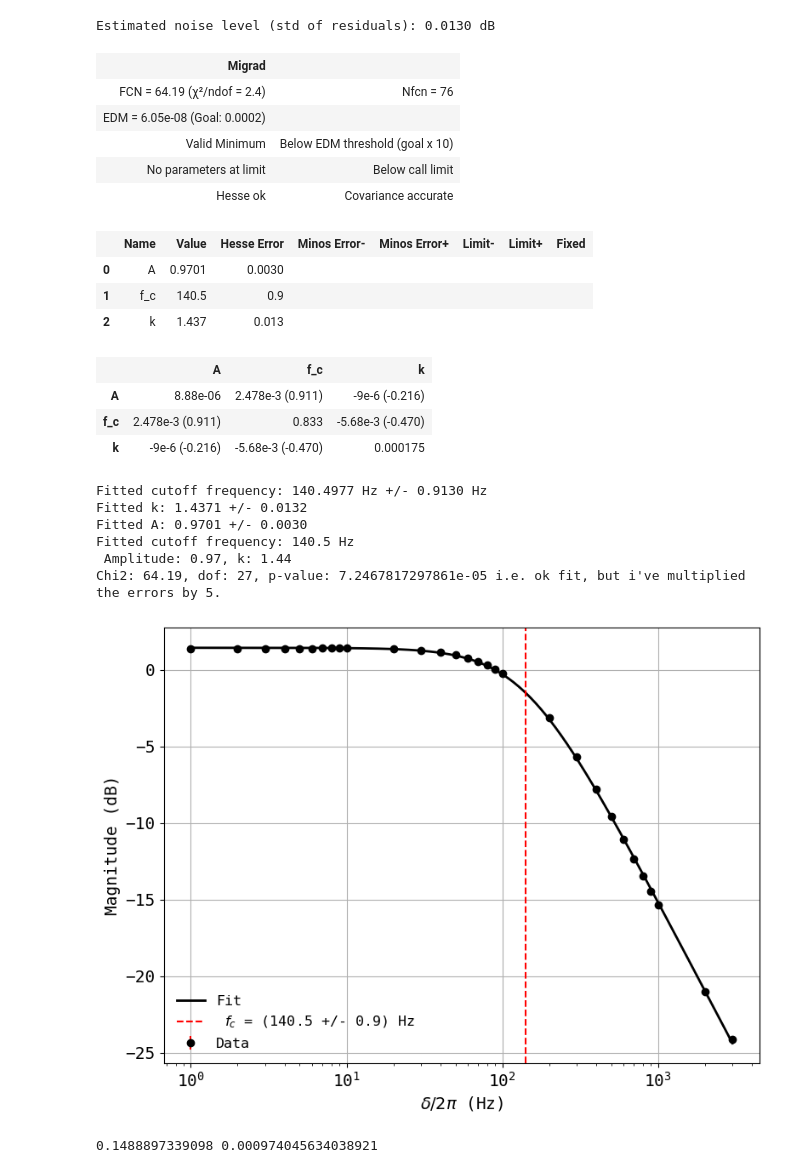
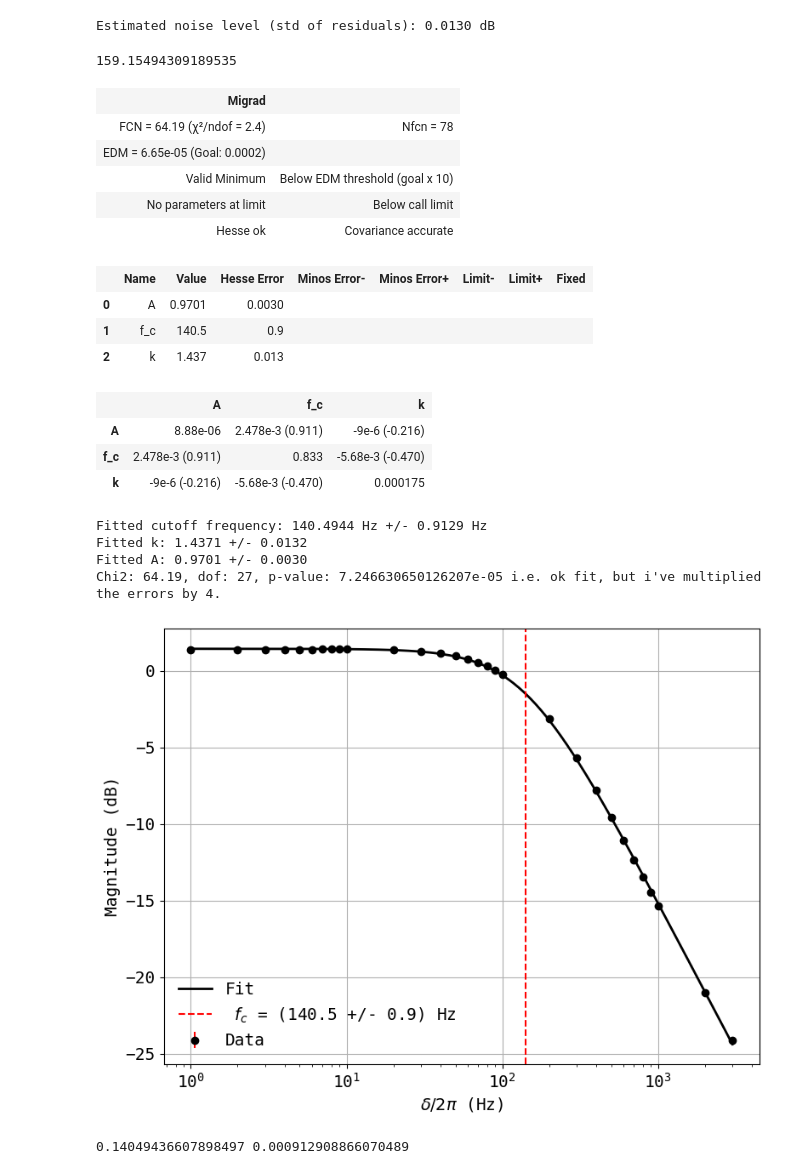
Before and after one commit to askeroelshoej/SP-Lock-In-Amp, a Jupyter notebook: experiment/analysis_stage_5.ipynb, the cells around one changed output. Cells and saved outputs as stored; diff of their text form; code cells hidden in the pictures.

```diff
--- a/experiment/analysis_stage_5.ipynb
+++ b/experiment/analysis_stage_5.ipynb
@@ -67,16 +67,19 @@ Estimated noise level (std of residuals): 0.0130 dB
 def low_pass_model(f, A, f_c, k):
     return -A*10 * np.log10(1 + (f / f_c)**2) + k
 
+
 #Do chi2 fit using iminuit
 f_c_theory = 1/((2*np.pi*10e3 * 100e-9)) # Initial guess (R10=10k, C7=100nF)
+print(f_c_theory)
 
 mfit = cost.LeastSquares(freq_detuning, amp_dB , errors, low_pass_model)
-minuit_pendul = Minuit(mfit, A = 1, f_c = f_c_theory, k = popt[0])
+minuit_pendul = Minuit(mfit, A = 1, f_c = f_c_theory, k = 0)
 minuit_pendul.migrad()
 # %% [output]
+159.15494309189535
 | Migrad |  |
-| FCN = 64.19 (χ²/ndof = 2.4) | Nfcn = 76 |
-| EDM = 6.05e-08 (Goal: 0.0002) |  |
+| FCN = 64.19 (χ²/ndof = 2.4) | Nfcn = 78 |
+| EDM = 6.65e-05 (Goal: 0.0002) |  |
 | Valid Minimum | Below EDM threshold (goal x 10) |
 | No parameters at limit | Below call limit |
 | Hesse ok | Covariance accurate |
@@ -103,36 +106,32 @@ print(f"Fitted A: {A:.4f} +/- {A_err:.4f}")
 chi2_val = minuit_pendul.fval
 dof = len(freq_detuning) - len(minuit_pendul.values)
 chi2p_val = 1 - stats.chi2.cdf(chi2_val, dof)
-print(f"Fitted cutoff frequency: {f_c:.1f} Hz")
-print(f" Amplitude: {A:.2f}, k: {k:.2f}")
-print(f"Chi2: {chi2_val:.2f}, dof: {dof}, p-value: {chi2p_val} i.e. ok fit, but i've multiplied the errors by 5.")
+print(f"Chi2: {chi2_val:.2f}, dof: {dof}, p-value: {chi2p_val} i.e. ok fit, but i've multiplied the errors by 4.")
 # %% [output]
-Fitted cutoff frequency: 140.4977 Hz +/- 0.9130 Hz
+Fitted cutoff frequency: 140.4944 Hz +/- 0.9129 Hz
 Fitted k: 1.4371 +/- 0.0132
 Fitted A: 0.9701 +/- 0.0030
-Fitted cutoff frequency: 140.5 Hz
- Amplitude: 0.97, k: 1.44
-Chi2: 64.19, dof: 27, p-value: 7.2467817297861e-05 i.e. ok fit, but i've multiplied the errors by 5.
+Chi2: 64.19, dof: 27, p-value: 7.246630650126207e-05 i.e. ok fit, but i've multiplied the errors by 4.
 # %%
 f_linspace = np.linspace(np.min(freq_detuning), np.max(freq_detuning), 1000)
 func_values = low_pass_model(f_linspace, A, f_c, k)
 # %%
 #plot the entire thing:
 fig, ax = plt.subplots(figsize=(8, 6))
 ax.errorbar(freq_detuning, amp_dB, yerr=errors, fmt='o', ms = 6, color='k', ecolor='r', label='Data')
 ax.plot(f_linspace, func_values, linestyle='-', linewidth = 2, color='k', label=f'Fit')
 ax.axvline(f_c, color='r', linestyle='--', label=f' $f_c$ = ({f_c:.1f} +/- {f_c_err:.1f}) Hz')
 ax.set_xlabel(r"$\delta/2\pi$ (Hz)", fontsize=14)
 ax.set_ylabel(r"Magnitude (dB)", fontsize=14)
 ax.tick_params(axis='both', which='major', labelsize=14)
 ax.set_xscale('log')
 ax.grid(True)
-ax.legend(loc = 'best', fontsize =12, frameon = False)
+ax.legend(loc = 'best', fontsize =14, frameon = False)
 plt.tight_layout()
-plt.savefig('stage5_lpfit.png', dpi=600, bbox_inches='tight', pad_inches=0.02);
+plt.savefig('stage5_lpfit.pdf', dpi=600, bbox_inches='tight', pad_inches=0.02);
 # %% [output]
-[figure, old version]
+[figure, new version]
 # %%
 print(f_c*1e-3, f_c_err*1e-3)
 # %% [output]
-0.1488897339098 0.000974045634038921
+0.14049436607898497 0.000912908866070489
```
Also changed, not shown: 4 other files.
